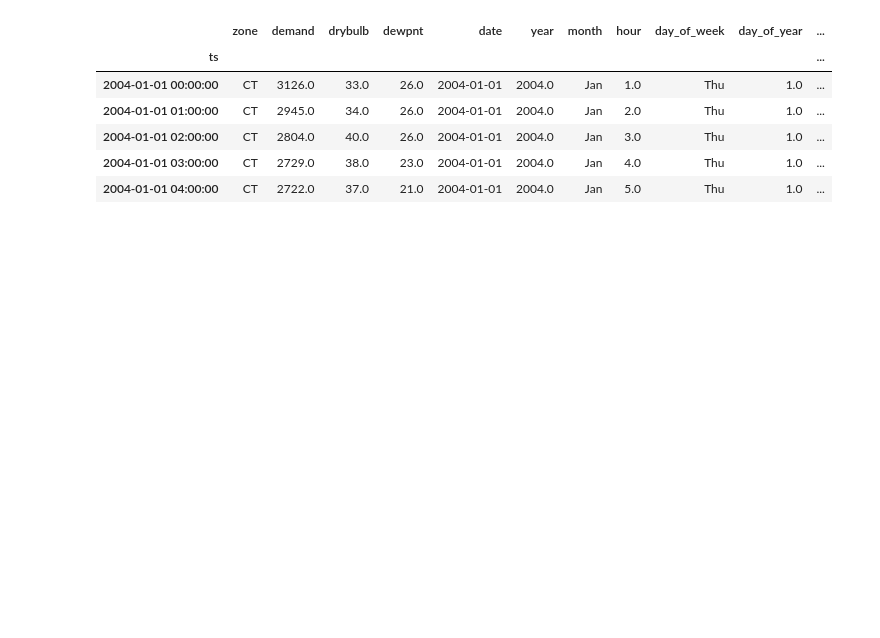
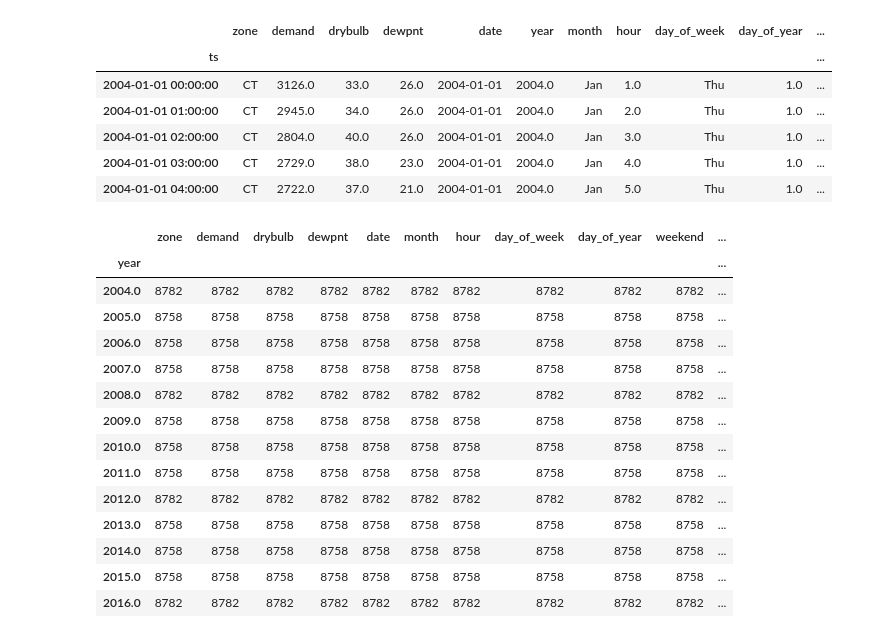
Before and after one commit to thenoaimi/energy-consumption-repo, a Jupyter notebook: DataCleaning.ipynb, the cells around one changed output. Cells and saved outputs as stored; diff of their text form; code cells hidden in the pictures; blank space fills up the shorter version.

```diff
--- a/DataCleaning.ipynb
+++ b/DataCleaning.ipynb
@@ -22,3 +24,22 @@ CT.head()
 | 2004-01-01 02:00:00 | CT | 2804.0 | 40.0 | 26.0 | 2004-01-01 | 2004.0 | Jan | 3.0 | Thu | 1.0 | ... |
 | 2004-01-01 03:00:00 | CT | 2729.0 | 38.0 | 23.0 | 2004-01-01 | 2004.0 | Jan | 4.0 | Thu | 1.0 | ... |
 | 2004-01-01 04:00:00 | CT | 2722.0 | 37.0 | 21.0 | 2004-01-01 | 2004.0 | Jan | 5.0 | Thu | 1.0 | ... |
+# %%
+# Checking for missing entries within the dataset
+CT.groupby(CT['year']).count()
+# %% [output]
+|  | zone | demand | drybulb | dewpnt | date | month | hour | day_of_week | day_of_year | weekend | ... |
+| year |  |  |  |  |  |  |  |  |  |  | ... |
+| 2004.0 | 8782 | 8782 | 8782 | 8782 | 8782 | 8782 | 8782 | 8782 | 8782 | 8782 | ... |
+| 2005.0 | 8758 | 8758 | 8758 | 8758 | 8758 | 8758 | 8758 | 8758 | 8758 | 8758 | ... |
+| 2006.0 | 8758 | 8758 | 8758 | 8758 | 8758 | 8758 | 8758 | 8758 | 8758 | 8758 | ... |
+| 2007.0 | 8758 | 8758 | 8758 | 8758 | 8758 | 8758 | 8758 | 8758 | 8758 | 8758 | ... |
+| 2008.0 | 8782 | 8782 | 8782 | 8782 | 8782 | 8782 | 8782 | 8782 | 8782 | 8782 | ... |
+| 2009.0 | 8758 | 8758 | 8758 | 8758 | 8758 | 8758 | 8758 | 8758 | 8758 | 8758 | ... |
+| 2010.0 | 8758 | 8758 | 8758 | 8758 | 8758 | 8758 | 8758 | 8758 | 8758 | 8758 | ... |
+| 2011.0 | 8758 | 8758 | 8758 | 8758 | 8758 | 8758 | 8758 | 8758 | 8758 | 8758 | ... |
+| 2012.0 | 8782 | 8782 | 8782 | 8782 | 8782 | 8782 | 8782 | 8782 | 8782 | 8782 | ... |
+| 2013.0 | 8758 | 8758 | 8758 | 8758 | 8758 | 8758 | 8758 | 8758 | 8758 | 8758 | ... |
+| 2014.0 | 8758 | 8758 | 8758 | 8758 | 8758 | 8758 | 8758 | 8758 | 8758 | 8758 | ... |
+| 2015.0 | 8758 | 8758 | 8758 | 8758 | 8758 | 8758 | 8758 | 8758 | 8758 | 8758 | ... |
+| 2016.0 | 8782 | 8782 | 8782 | 8782 | 8782 | 8782 | 8782 | 8782 | 8782 | 8782 | ... |
```
Also changed, not shown: parts of 16 cells of this notebook.
